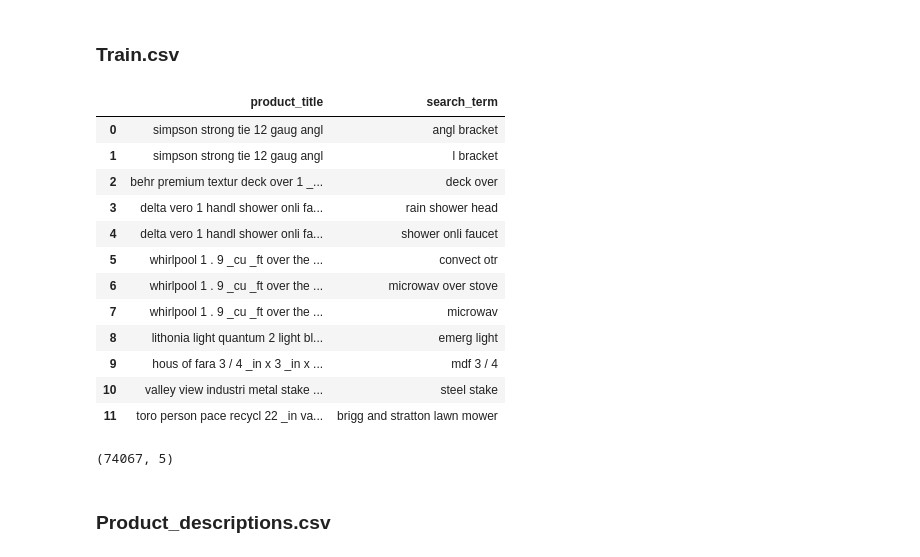
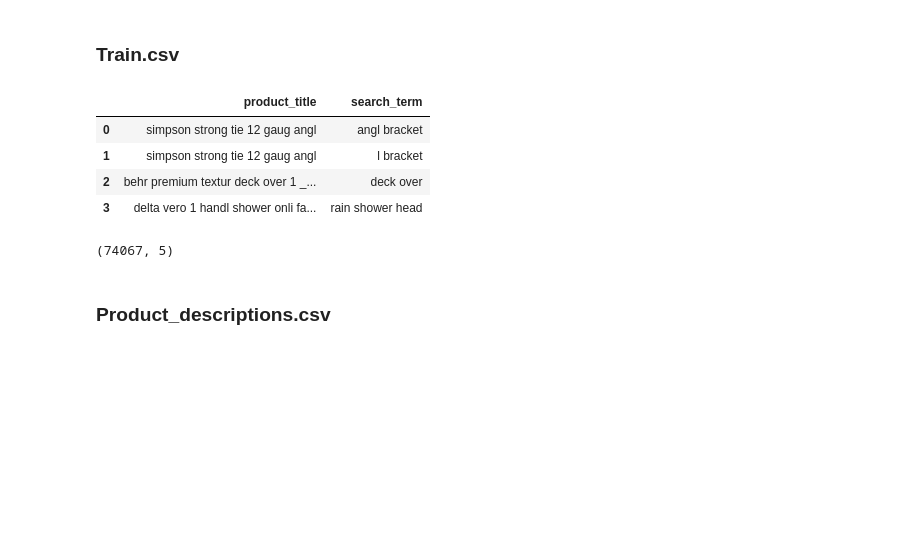
Before and after one commit to zeyger/home-depot, a Jupyter notebook: notebooks/home-depot.ipynb, the cells around one changed output. Drawn from its saved outputs; the diff is of its cells as text; code cells hidden in the pictures; blank space fills up the shorter version.

```diff
--- a/notebooks/home-depot.ipynb
+++ b/notebooks/home-depot.ipynb
@@ -575,30 +597,22 @@ def prepare_dataset(dataset):
 # %%
 prep_train = train.copy()
 
 
 dataset = prep_train[["product_title", "search_term"]]
 
 prep_train[["product_title", "search_term"]] = parallelize(dataset, prepare_dataset)
 #prep_train[["product_title", "search_term"]] = prepare_dataset(dataset.head(12))
 
 
 
 prep_train.to_csv(preprocessed_data_path + "train.csv", index=False)
-display(prep_train[["product_title", "search_term"]].head(12), prep_train.shape)
+display(prep_train[["product_title", "search_term"]].head(4), prep_train.shape)
 # %% [output]
 |  | product_title | search_term |
 | 0 | simpson strong tie 12 gaug angl | angl bracket |
 | 1 | simpson strong tie 12 gaug angl | l bracket |
 | 2 | behr premium textur deck over 1 _... | deck over |
 | 3 | delta vero 1 handl shower onli fa... | rain shower head |
-| 4 | delta vero 1 handl shower onli fa... | shower onli faucet |
-| 5 | whirlpool 1 . 9 _cu _ft over the ... | convect otr |
-| 6 | whirlpool 1 . 9 _cu _ft over the ... | microwav over stove |
-| 7 | whirlpool 1 . 9 _cu _ft over the ... | microwav |
-| 8 | lithonia light quantum 2 light bl... | emerg light |
-| 9 | hous of fara 3 / 4 _in x 3 _in x ... | mdf 3 / 4 |
-| 10 | valley view industri metal stake ... | steel stake |
-| 11 | toro person pace recycl 22 _in va... | brigg and stratton lawn mower |
 (74067, 5)
 # %% [markdown]
 ### Product_descriptions.csv
```
Also changed, not shown: parts of 21 cells of this notebook.
